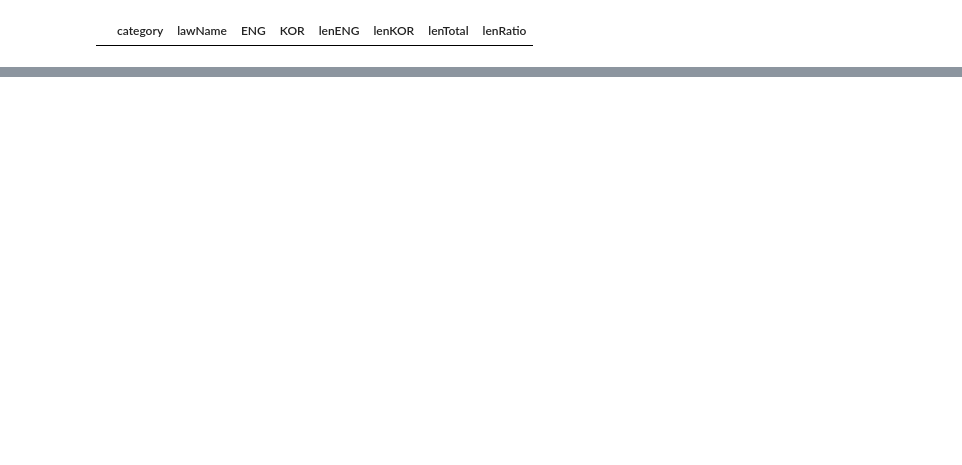
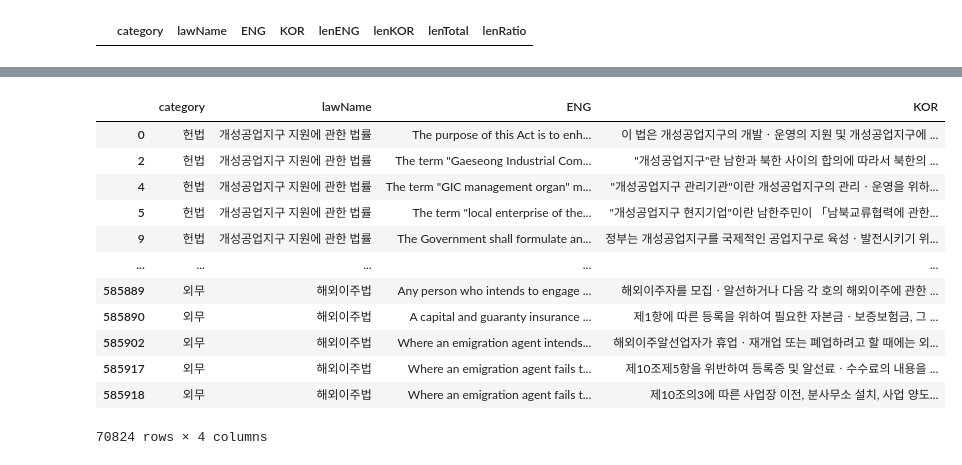
Before and after one commit to tjtmddnjswkd/capstone, a Jupyter notebook: 2_preprocessing/p3_preprocessing_memo.ipynb, the cells around one changed output, grey strips where cells are left out. Drawn from its saved outputs; the diff is of its cells as text; code cells hidden in the pictures; blank space fills up the shorter version.

```diff
--- a/2_preprocessing/p3_preprocessing_memo.ipynb
+++ b/2_preprocessing/p3_preprocessing_memo.ipynb
@@ -3125,3 +3125,19 @@ df_fi
+# %%
+df_fi.loc[df_fi.KOR.str.contains("ㆍ")]
+# %% [output]
+|  | category | lawName | ENG | KOR |
+| 0 | 헌법 | 개성공업지구 지원에 관한 법률 | The purpose of this Act is to enh... | 이 법은 개성공업지구의 개발ㆍ운영의 지원 및 개성공업지구에 ... |
+| 2 | 헌법 | 개성공업지구 지원에 관한 법률 | The term "Gaeseong Industrial Com... | "개성공업지구"란 남한과 북한 사이의 합의에 따라서 북한의 ... |
+| 4 | 헌법 | 개성공업지구 지원에 관한 법률 | The term "GIC management organ" m... | "개성공업지구 관리기관"이란 개성공업지구의 관리ㆍ운영을 위하... |
+| 5 | 헌법 | 개성공업지구 지원에 관한 법률 | The term "local enterprise of the... | "개성공업지구 현지기업"이란 남한주민이 「남북교류협력에 관한... |
+| 9 | 헌법 | 개성공업지구 지원에 관한 법률 | The Government shall formulate an... | 정부는 개성공업지구를 국제적인 공업지구로 육성ㆍ발전시키기 위... |
+| ... | ... | ... | ... | ... |
+| 585889 | 외무 | 해외이주법 | Any person who intends to engage ... | 해외이주자를 모집ㆍ알선하거나 다음 각 호의 해외이주에 관한 ... |
+| 585890 | 외무 | 해외이주법 | A capital and guaranty insurance ... | 제1항에 따른 등록을 위하여 필요한 자본금ㆍ보증보험금, 그 ... |
+| 585902 | 외무 | 해외이주법 | Where an emigration agent intends... | 해외이주알선업자가 휴업ㆍ재개업 또는 폐업하려고 할 때에는 외... |
+| 585917 | 외무 | 해외이주법 | Where an emigration agent fails t... | 제10조제5항을 위반하여 등록증 및 알선료ㆍ수수료의 내용을 ... |
+| 585918 | 외무 | 해외이주법 | Where an emigration agent fails t... | 제10조의3에 따른 사업장 이전, 분사무소 설치, 사업 양도... |
+70824 rows × 4 columns
 # %%
 df_fi.loc[df_fi.KOR.apply(lambda x: x.count("."))==1]
 # %% [output]
```
Also changed, not shown: parts of 13 cells of this notebook, 1 other file.
